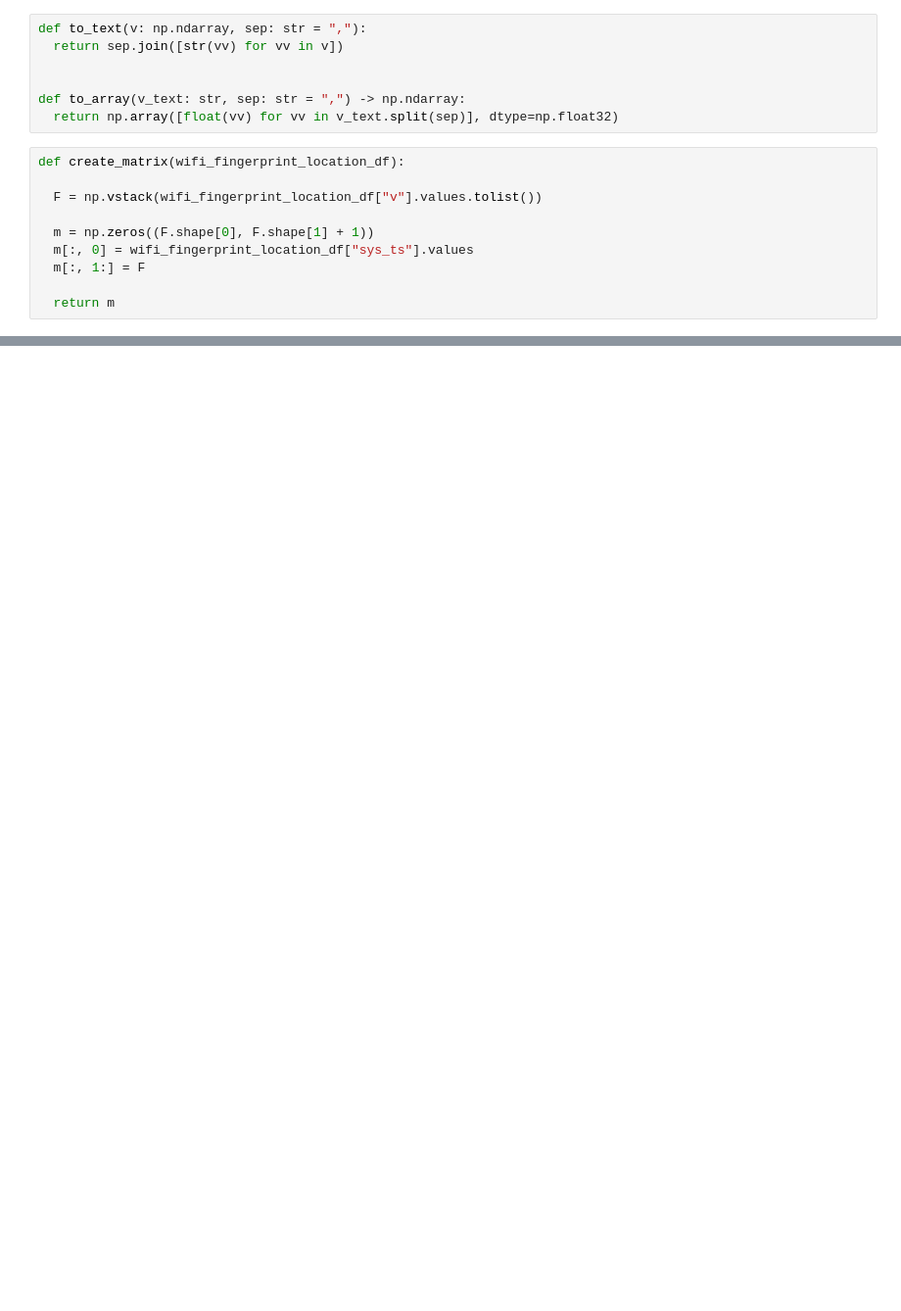
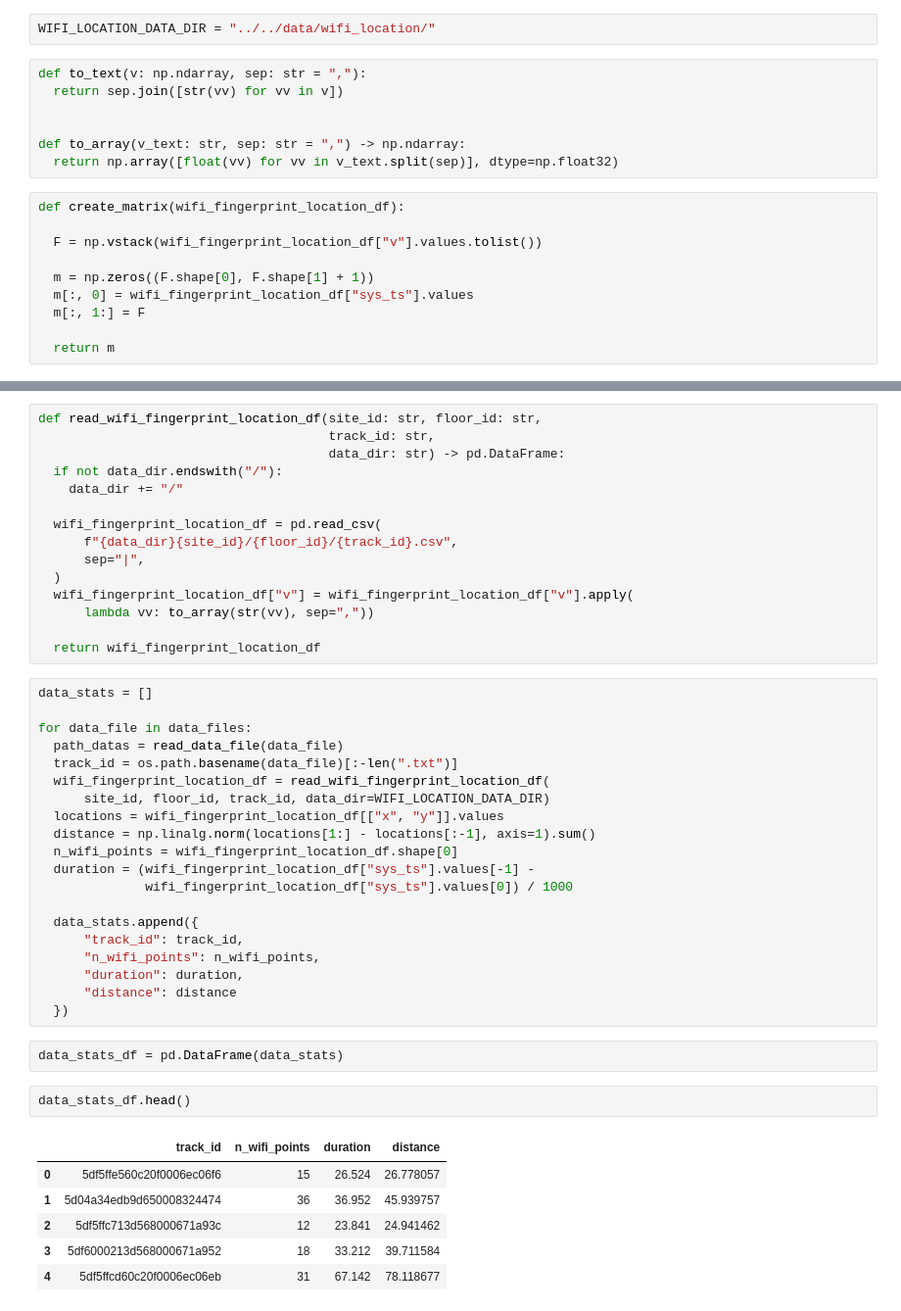
Before and after one commit to hungnd11/my-thesis, a Jupyter notebook: code/notebooks/piloc.ipynb, the cells around one changed output, grey strips where cells are left out. Shown at 98% size. Cells and saved outputs as stored; diff of their text form; blank space fills up the shorter version.

```diff
--- a/code/notebooks/piloc.ipynb
+++ b/code/notebooks/piloc.ipynb
@@ -493,5 +519,7 @@ compute_signal_correlation(s1_f, s2_f[::-1])
 # %% [markdown]
 ## Matching
+# %%
+WIFI_LOCATION_DATA_DIR = "../../data/wifi_location/"
 # %%
 def to_text(v: np.ndarray, sep: str = ","):
   return sep.join([str(vv) for vv in v])
@@ -600,0 +549,46 @@ turn_segments[0].wifi_f[:, 1:].shape
+# %%
+def read_wifi_fingerprint_location_df(site_id: str, floor_id: str,
+                                      track_id: str,
+                                      data_dir: str) -> pd.DataFrame:
+  if not data_dir.endswith("/"):
+    data_dir += "/"
+
+  wifi_fingerprint_location_df = pd.read_csv(
+      f"{data_dir}{site_id}/{floor_id}/{track_id}.csv",
+      sep="|",
+  )
+  wifi_fingerprint_location_df["v"] = wifi_fingerprint_location_df["v"].apply(
+      lambda vv: to_array(str(vv), sep=","))
+
+  return wifi_fingerprint_location_df
+# %%
+data_stats = []
+
+for data_file in data_files:
+  path_datas = read_data_file(data_file)
+  track_id = os.path.basename(data_file)[:-len(".txt")]
+  wifi_fingerprint_location_df = read_wifi_fingerprint_location_df(
+      site_id, floor_id, track_id, data_dir=WIFI_LOCATION_DATA_DIR)
+  locations = wifi_fingerprint_location_df[["x", "y"]].values
+  distance = np.linalg.norm(locations[1:] - locations[:-1], axis=1).sum()
+  n_wifi_points = wifi_fingerprint_location_df.shape[0]
+  duration = (wifi_fingerprint_location_df["sys_ts"].values[-1] -
+              wifi_fingerprint_location_df["sys_ts"].values[0]) / 1000
+
+  data_stats.append({
+      "track_id": track_id,
+      "n_wifi_points": n_wifi_points,
+      "duration": duration,
+      "distance": distance
+  })
+# %%
+data_stats_df = pd.DataFrame(data_stats)
+# %%
+data_stats_df.head()
+# %% [output]
+|  | track_id | n_wifi_points | duration | distance |
+| 0 | 5df5ffe560c20f0006ec06f6 | 15 | 26.524 | 26.778057 |
+| 1 | 5d04a34edb9d650008324474 | 36 | 36.952 | 45.939757 |
+| 2 | 5df5ffc713d568000671a93c | 12 | 23.841 | 24.941462 |
+| 3 | 5df6000213d568000671a952 | 18 | 33.212 | 39.711584 |
+| 4 | 5df5ffcd60c20f0006ec06eb | 31 | 67.142 | 78.118677 |
```
Also changed, not shown: parts of 90 cells of this notebook, 1 other file.
